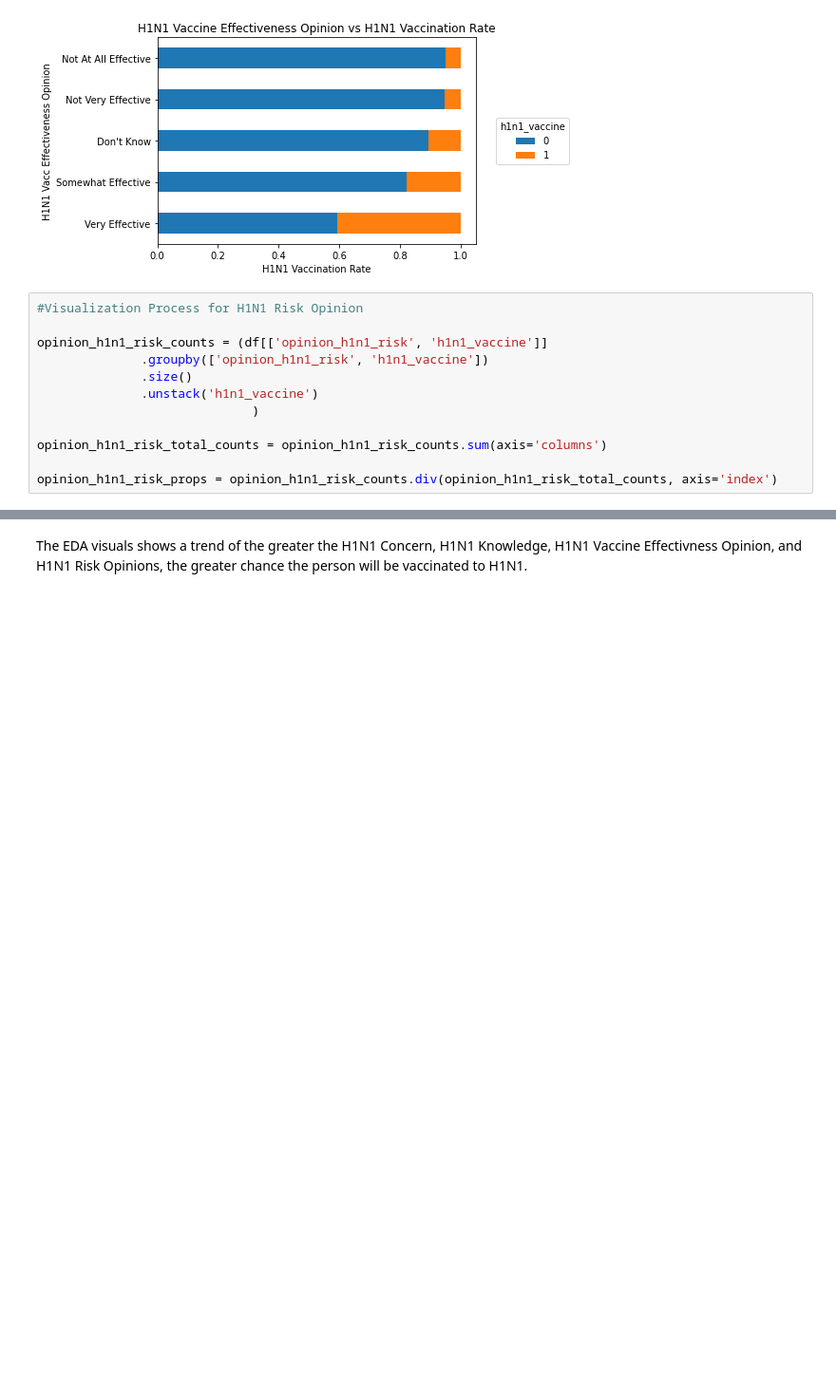
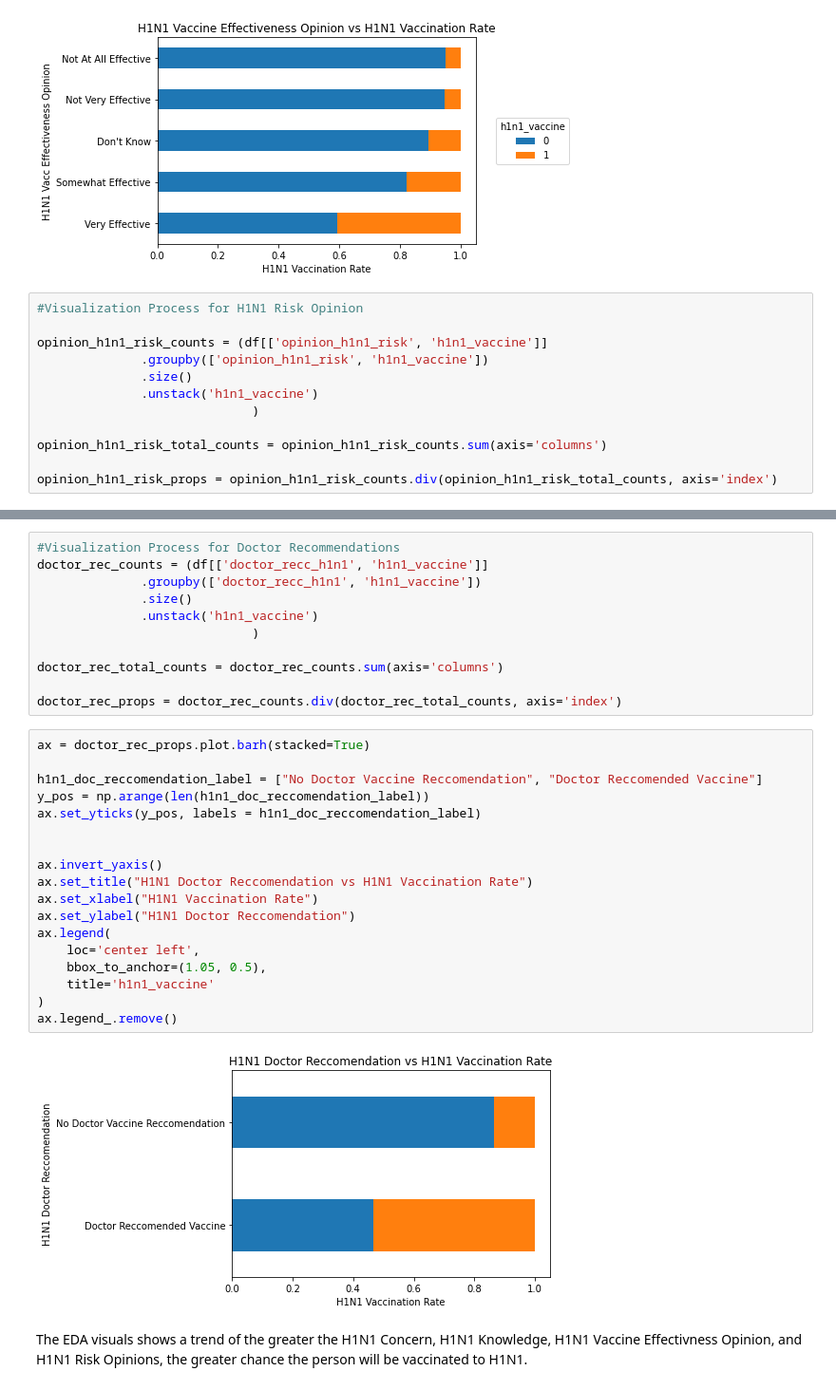
Before and after one commit to henryshin15/Phase_3_Project, a Jupyter notebook: Main_Notebook.ipynb, the cells around one changed output, grey strips where cells are left out. Shown at 95% size. Drawn from its saved outputs; the diff is of its cells as text; blank space fills up the shorter version.

Commit message:
added the Doctor Vaccine Reccomendation graph

```diff
--- a/Main_Notebook.ipynb
+++ b/Main_Notebook.ipynb
@@ -340,3 +339,34 @@ ax.legend(
+# %%
+#Visualization Process for Doctor Recommendations
+doctor_rec_counts = (df[['doctor_recc_h1n1', 'h1n1_vaccine']]
+              .groupby(['doctor_recc_h1n1', 'h1n1_vaccine'])
+              .size()
+              .unstack('h1n1_vaccine')
+                             )
+
+doctor_rec_total_counts = doctor_rec_counts.sum(axis='columns')
+
+doctor_rec_props = doctor_rec_counts.div(doctor_rec_total_counts, axis='index')
+# %%
+ax = doctor_rec_props.plot.barh(stacked=True)
+
+h1n1_doc_reccomendation_label = ["No Doctor Vaccine Reccomendation", "Doctor Reccomended Vaccine"]
+y_pos = np.arange(len(h1n1_doc_reccomendation_label))
+ax.set_yticks(y_pos, labels = h1n1_doc_reccomendation_label)
+
+
+ax.invert_yaxis()
+ax.set_title("H1N1 Doctor Reccomendation vs H1N1 Vaccination Rate")
+ax.set_xlabel("H1N1 Vaccination Rate")
+ax.set_ylabel("H1N1 Doctor Reccomendation")
+ax.legend(
+    loc='center left',
+    bbox_to_anchor=(1.05, 0.5),
+    title='h1n1_vaccine'
+)
+ax.legend_.remove()
+# %% [output]
+[figure, added]
 # %% [markdown]
 The EDA visuals shows a trend of the greater the H1N1 Concern, H1N1 Knowledge, H1N1 Vaccine Effectivness Opinion, and H1N1 Risk Opinions, the greater chance the person will be vaccinated to H1N1.
 # %% [markdown]
```
Also changed, not shown: parts of 1 cell of this notebook.
